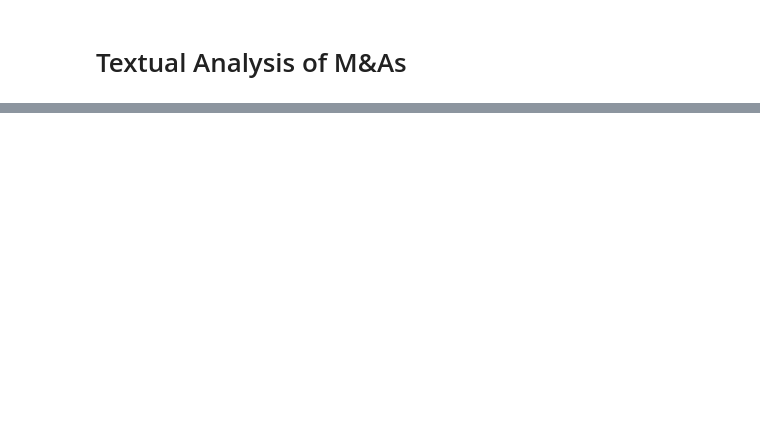
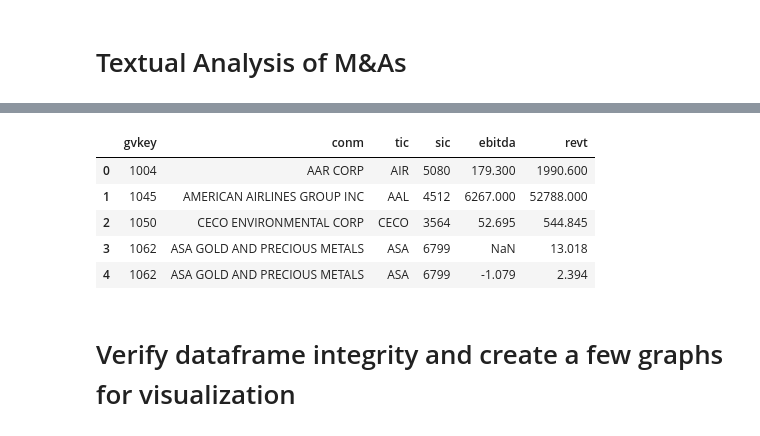
Before and after one commit to Ethan964/Textual_Analysis, a Jupyter notebook: tnic.ipynb, the cells around one changed output, grey strips where cells are left out. Saved outputs shown, nothing was run; the diff lists cells and outputs as text; code cells hidden in the pictures; blank space fills up the shorter version.

```diff
--- a/tnic.ipynb
+++ b/tnic.ipynb
@@ -85,0 +70,14 @@ plt.show()
+# %%
+
+# drop unnecessary columns
+gvkey = gvkey.drop(columns=['costat', 'curcd', 'datafmt', 'indfmt', 'consol', 'fyrc', 'datadate'])
+gvkey.head()
+# %% [output]
+|  | gvkey | conm | tic | sic | ebitda | revt |
+| 0 | 1004 | AAR CORP | AIR | 5080 | 179.300 | 1990.600 |
+| 1 | 1045 | AMERICAN AIRLINES GROUP INC | AAL | 4512 | 6267.000 | 52788.000 |
+| 2 | 1050 | CECO ENVIRONMENTAL CORP | CECO | 3564 | 52.695 | 544.845 |
+| 3 | 1062 | ASA GOLD AND PRECIOUS METALS | ASA | 6799 | NaN | 13.018 |
+| 4 | 1062 | ASA GOLD AND PRECIOUS METALS | ASA | 6799 | -1.079 | 2.394 |
+# %% [markdown]
+# Verify dataframe integrity and create a few graphs for visualization
```
Also changed, not shown: parts of 18 cells of this notebook.
